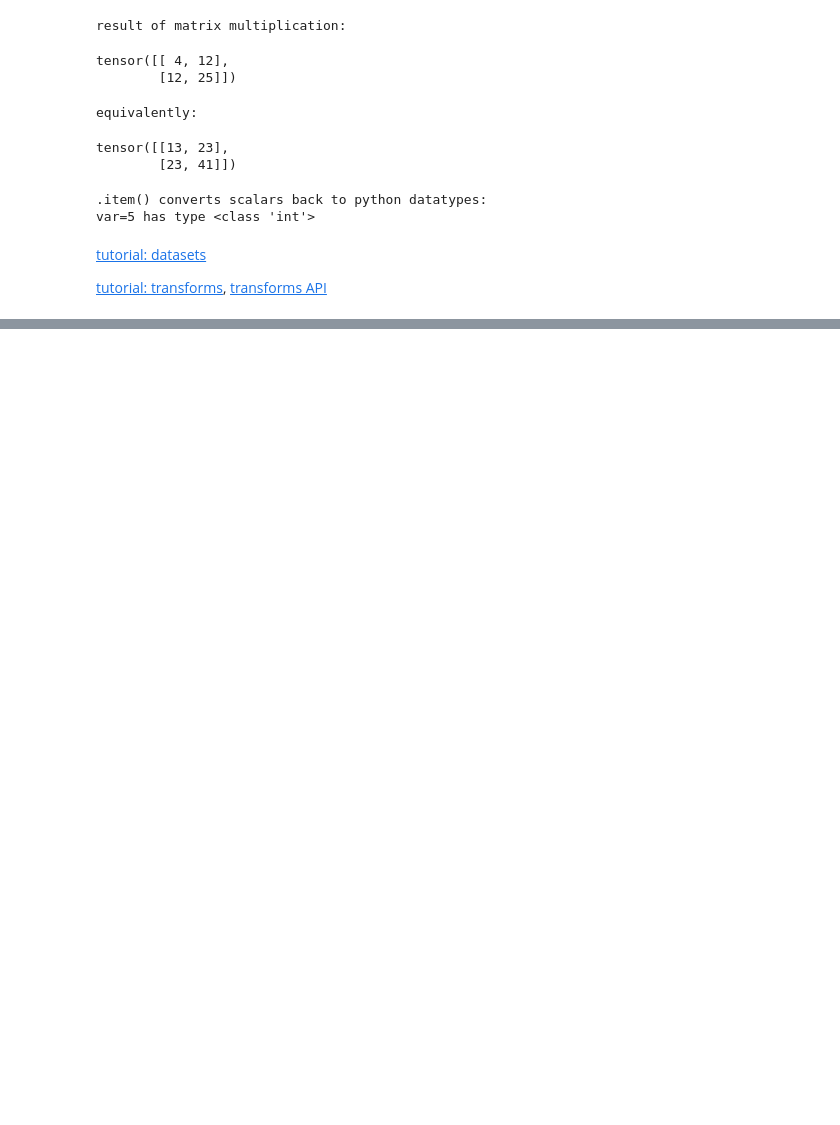
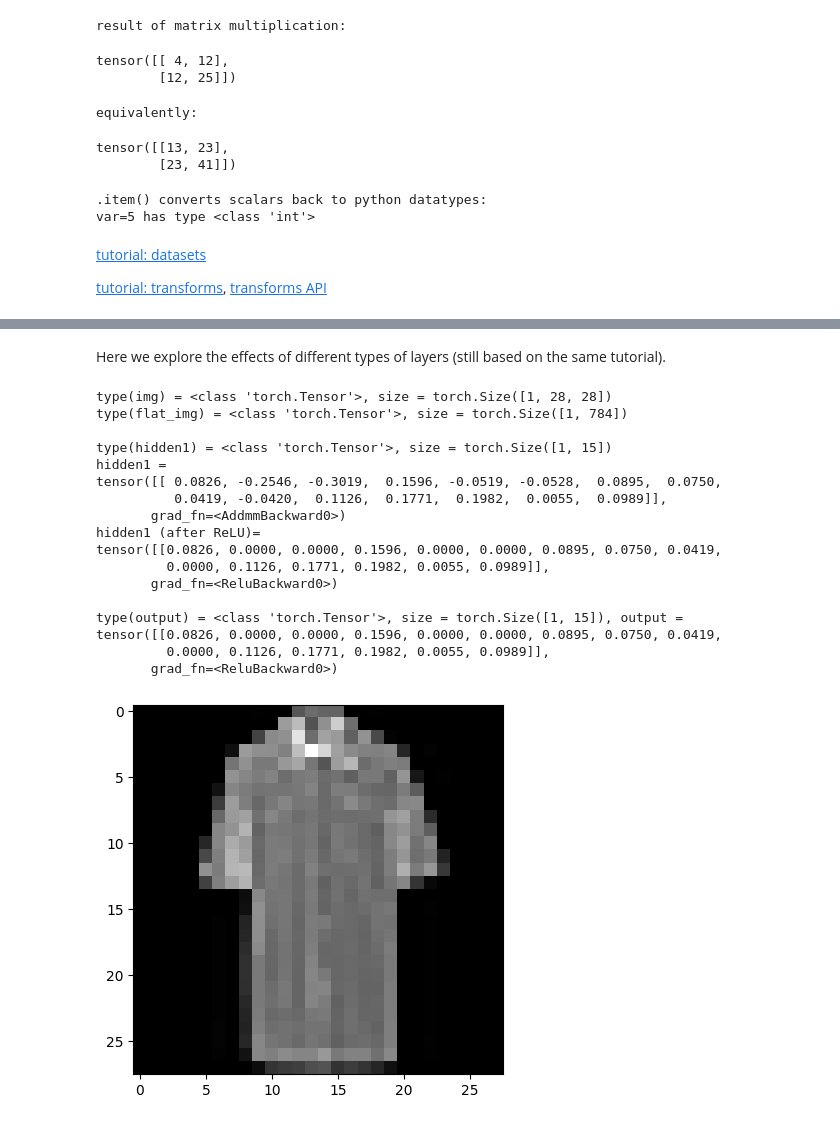
Before and after one commit to dangbert/playground, a Jupyter notebook: python/pytorch/practice.ipynb, the cells around one changed output, grey strips where cells are left out. Drawn from its saved outputs; the diff is of its cells as text; code cells hidden in the pictures; blank space fills up the shorter version.

Commit message:
pytorch: complete more of tutorial (learn layers).

```diff
--- a/python/pytorch/practice.ipynb
+++ b/python/pytorch/practice.ipynb
@@ -128,0 +131,20 @@ tensor([[[0.0000, 0.0000, 0.0000, 0.0000, 0.0000, 0.0000, 0.0000, 0.0000,
+# %%
+import importlib
+import quickstart as qs
+importlib.reload(qs)
+
+model = qs.NeuralNetwork()
+print(f"model = \n{model}")
+
+sub = model.get_submodule("linear_relu_stack.0")
+print(f"\nsub =\n{sub}")
+print(type(sub))
+
+print('\niterating over modules in network')
+for i, mod in enumerate(model.modules()):
+    print(f'module {i}:')
+    print(mod)
+
+print('\niterating over parameters in network')
+for name, param in model.named_parameters():
+    print(f"{name} -> {param}")
@@ -128,0 +169,51 @@ tensor([[[0.0000, 0.0000, 0.0000, 0.0000, 0.0000, 0.0000, 0.0000, 0.0000,
+# %% [markdown]
+Here we explore the effects of different types of layers (still based on the same tutorial).
+# %%
+import torch
+from torch import nn
+# effect of the nn.Flatten layer
+print(f"type(img) = {type(img)}, size = {img.size()}")
+flat_img = model.flatten(img)
+print(f"type(flat_img) = {type(flat_img)}, size = {flat_img.size()}")
+
+plt.imshow(img.squeeze(), cmap="gray")
+
+# effect of a linear layer:
+#   this is basically a layer of 15 nodes, which takes input of size 28*28=784
+layer1 = nn.Linear(28 * 28, 15)
+hidden1 = layer1(flat_img)
+print(f"\ntype(hidden1) = {type(hidden1)}, size = {hidden1.size()}")
+
+print(f"hidden1 =\n{hidden1}")
+hidden1 = nn.ReLU()(hidden1)
+print(f"hidden1 (after ReLU)=\n{hidden1}")
+
+# we can get the same output like so
+seq_modules = nn.Sequential(
+  nn.Flatten(),
+  layer1,
+  nn.ReLU(),
+)
+
+output = seq_modules(img)
+print(f"\ntype(output) = {type(output)}, size = {output.size()}, output =\n{output}")
+assert torch.all(torch.eq(hidden1, output))
+# %% [output]
+type(img) = <class 'torch.Tensor'>, size = torch.Size([1, 28, 28])
+type(flat_img) = <class 'torch.Tensor'>, size = torch.Size([1, 784])
+
+type(hidden1) = <class 'torch.Tensor'>, size = torch.Size([1, 15])
+hidden1 =
+tensor([[ 0.0826, -0.2546, -0.3019,  0.1596, -0.0519, -0.0528,  0.0895,  0.0750,
+          0.0419, -0.0420,  0.1126,  0.1771,  0.1982,  0.0055,  0.0989]],
+       grad_fn=<AddmmBackward0>)
+hidden1 (after ReLU)=
+tensor([[0.0826, 0.0000, 0.0000, 0.1596, 0.0000, 0.0000, 0.0895, 0.0750, 0.0419,
+         0.0000, 0.1126, 0.1771, 0.1982, 0.0055, 0.0989]],
+       grad_fn=<ReluBackward0>)
+
+type(output) = <class 'torch.Tensor'>, size = torch.Size([1, 15]), output =
+tensor([[0.0826, 0.0000, 0.0000, 0.1596, 0.0000, 0.0000, 0.0895, 0.0750, 0.0419,
+         0.0000, 0.1126, 0.1771, 0.1982, 0.0055, 0.0989]],
+       grad_fn=<ReluBackward0>)
+[figure, added]
```
Also changed, not shown: parts of 3 cells of this notebook, 1 other file.
